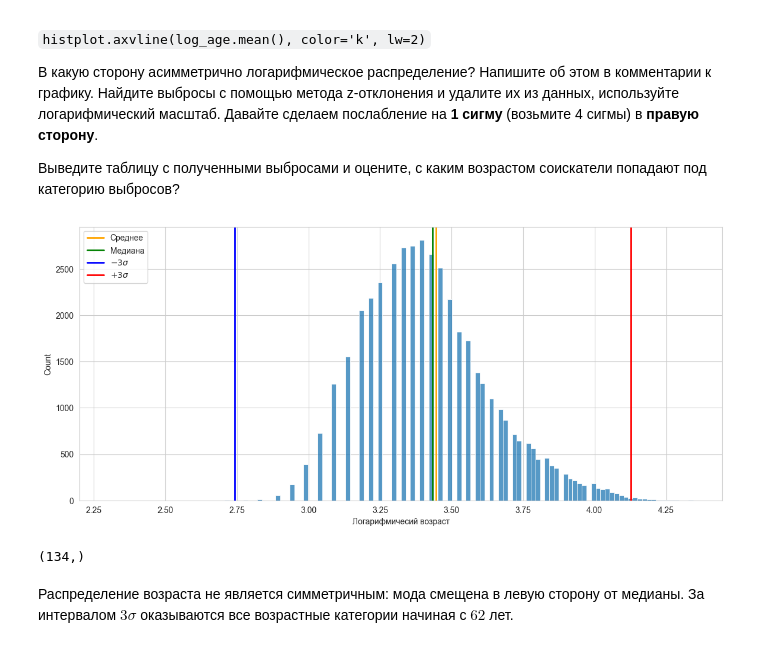
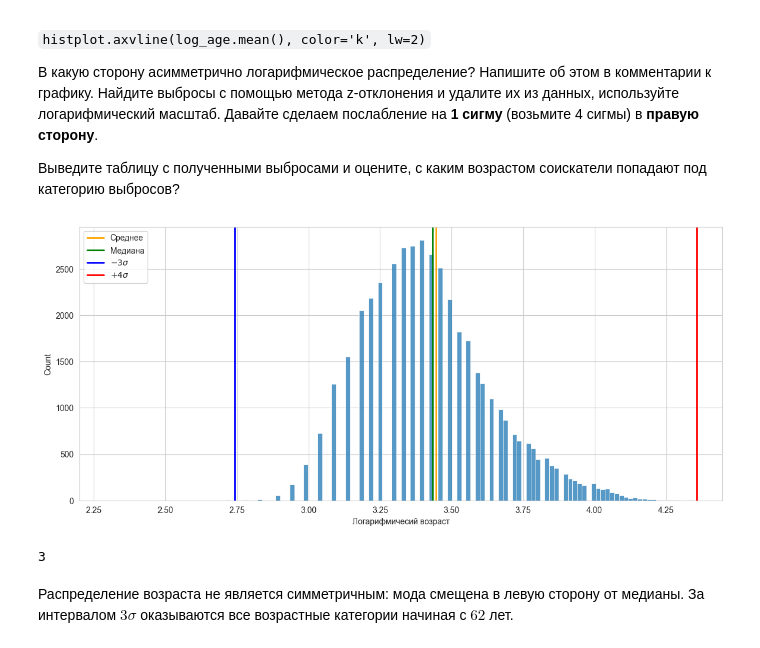
Before and after one commit to isstorozhev/python_project, a Jupyter notebook: Project-1.ipynb, the cells around one changed output. Drawn from its saved outputs; the diff is of its cells as text; code cells hidden in the pictures.

```diff
--- a/Project-1.ipynb
+++ b/Project-1.ipynb
@@ -983,21 +1020,21 @@ df = df[df['Опыт работы (год)'] <= df['Возраст']]
 Выведите таблицу с полученными выбросами и оцените, с каким возрастом соискатели попадают под категорию выбросов?
 # %%
 log_age = np.log(df['Возраст'])
-left, right = log_age.median() - 3 * log_age.std(), log_age.median() + 3 * log_age.std()
+left, right = log_age.median() - 3 * log_age.std(), log_age.median() + 4 * log_age.std()
 
 plt.figure(figsize=(14, 6))
 sns.histplot(log_age)
 plt.axvline(log_age.mean(), color='orange', lw=2)
 plt.axvline(log_age.median(), color='green', lw=2)
 plt.axvline(left, color='blue', lw=2)
 plt.axvline(right, color='red', lw=2)
-plt.legend(['Среднее', 'Медиана', '$-3\sigma$', '$+3\sigma$'], loc='upper left')
+plt.legend(['Среднее', 'Медиана', '$-3\sigma$', '$+4\sigma$'], loc='upper left')
 plt.xlabel('Логарифмичесий возраст');
 # %% [output]
-[figure, old version]
+[figure, new version]
 # %%
-df[(np.log(df['Возраст']) < left) | (np.log(df['Возраст']) > right)]['Возраст'].sort_values().shape
+df[(np.log(df['Возраст']) < left) | (np.log(df['Возраст']) > right)]['Возраст'].sort_values().shape[0]
 # %% [output]
-(134,)
+3
 # %% [markdown]
 Распределение возраста не является симметричным: мода смещена в левую сторону от медианы. За интервалом $3\sigma$ оказываются все возрастные категории начиная с $62$ лет.
```
Also changed, not shown: parts of 19 cells of this notebook, 1 other file.
